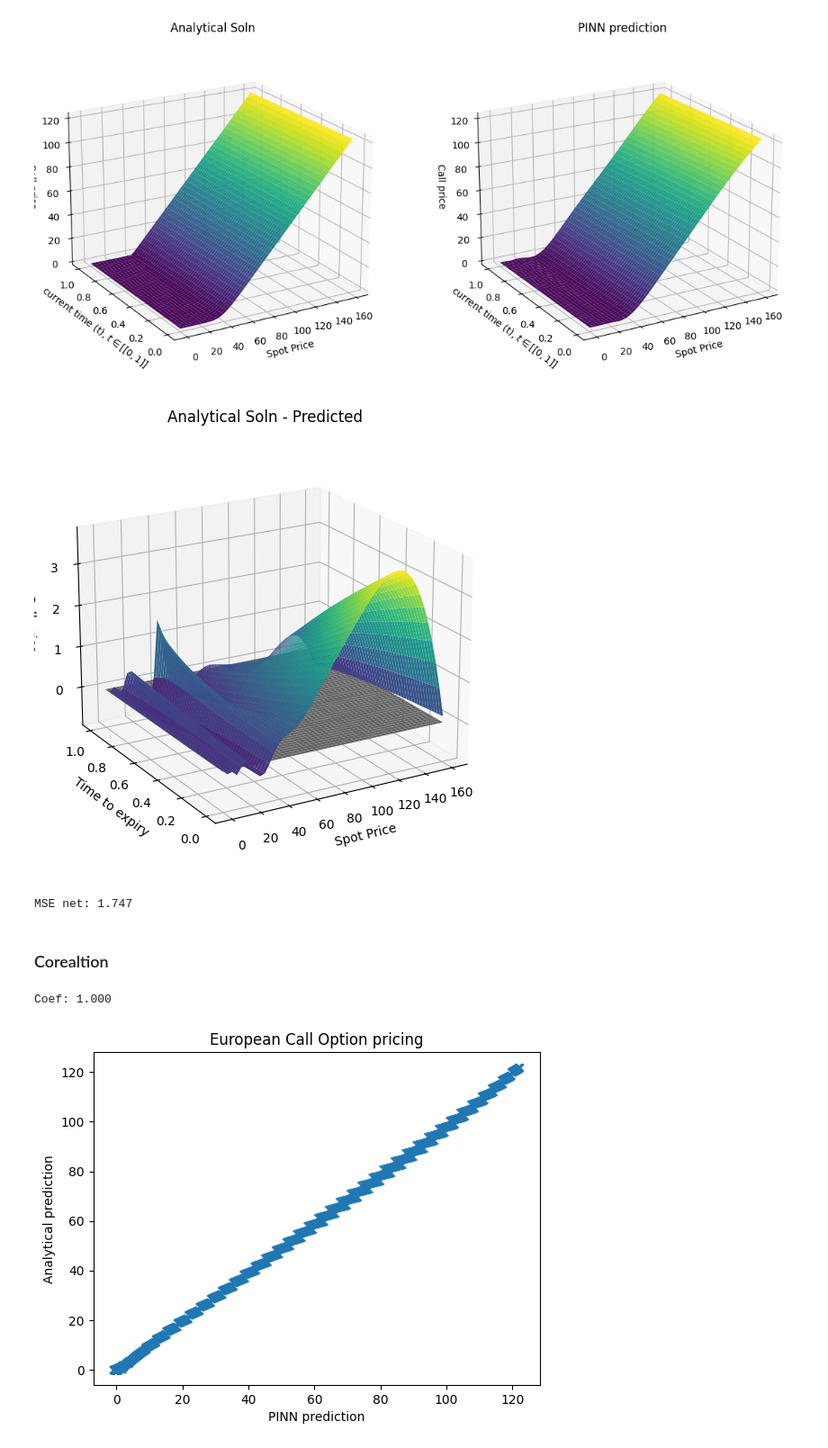
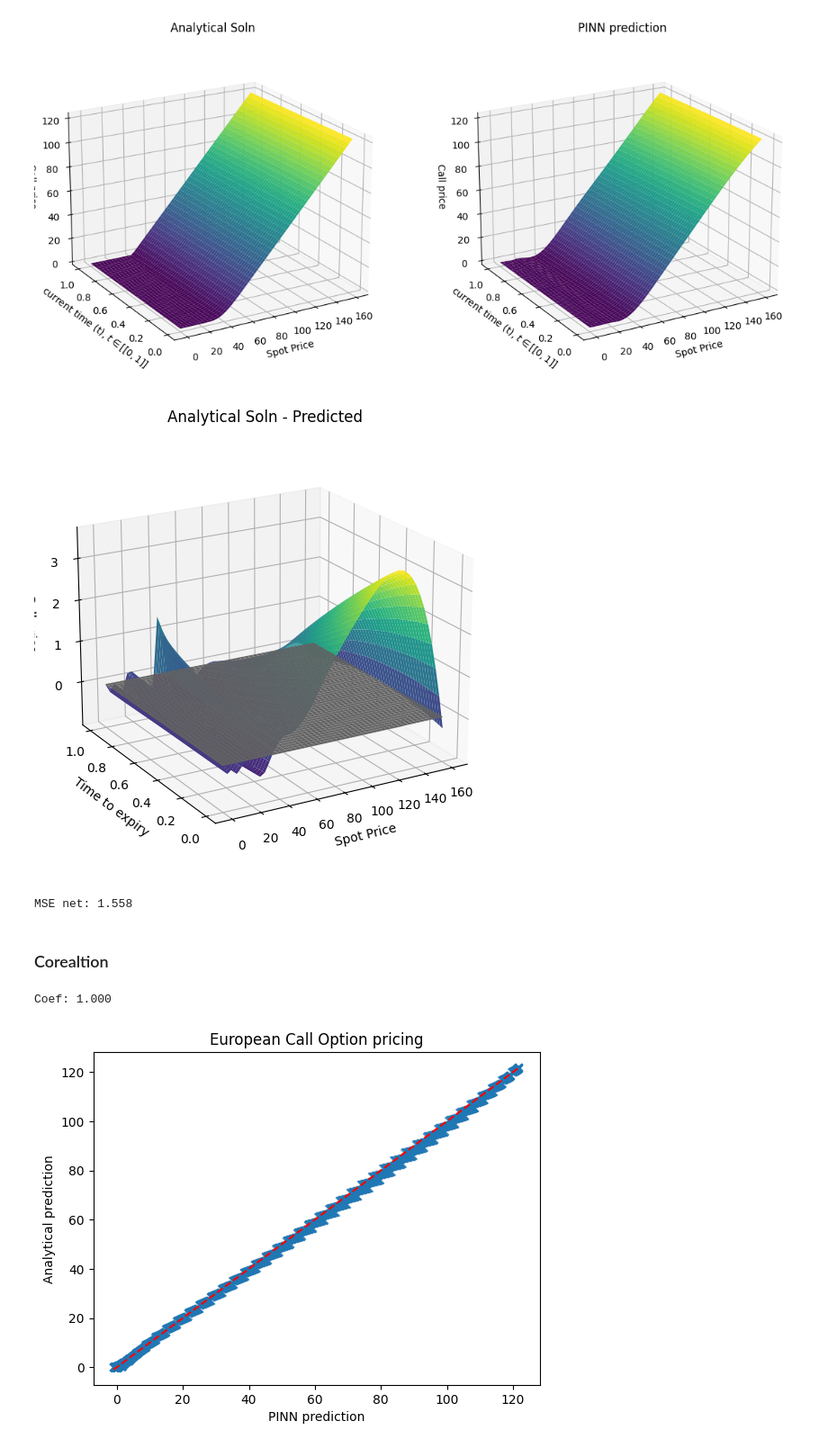
Before and after one commit to ashish1610dhiman/UQ_deep_learning, a Jupyter notebook: b-experiments-kaggle-ipynb.ipynb, the cells around one changed output. Shown at 90% size. Saved outputs shown, nothing was run; the diff lists cells and outputs as text; code cells hidden in the pictures.

Commit message:
Kaggle Notebook | b_experiments-kaggle.ipynb | gated2-big model

```diff
--- a/b-experiments-kaggle-ipynb.ipynb
+++ b/b-experiments-kaggle-ipynb.ipynb
@@ -18,12 +18,12 @@ from model_types import *
 N_EPOCH = 50000
 LEARNING_RATE = 1e-4
 HIDDEN_LAYER = 4
-HIDDEN_WIDTH = 64
+HIDDEN_WIDTH = 256
 N_sample = 10000
-EXPERIMENT_NAME = "exp_gated3_correct_2b-small"
+EXPERIMENT_NAME = "exp_gated2_correct-big"
 PHYSICS_PENALTY = 34
-MODEL_TYPE = EuropeanCall_gated3
-BVP1_PENALTY = 16
+MODEL_TYPE = EuropeanCall_gated2
+BVP1_PENALTY = 52
 ERR_SAMPLING = False
 
 experiment_dir = f"./{EXPERIMENT_NAME}"
@@ -255,16 +255,17 @@ ax.set_xlabel("Spot Price")
 ax.set_ylabel("Time to expiry")
 ax.set_zlabel("Call price")
 ax.view_init(elev=20, azim=-120)
+plt.savefig(experiment_dir+"/error_surface.jpg")
 plt.show()
 # %% [output]
-[figure, old version]
+[figure, new version]
 # %%
 err = (y_pinn_test-y_analytical_test.reshape(y_analytical_test.shape[0],-1)).cpu().numpy()
 loss_mse = np.square(err).sum()/(len(err))
 print(f"MSE net: {loss_mse:.3f}")
 logging.info(f"MSE net: {loss_mse:.3f}")
 # %% [output]
-MSE net: 1.747
+MSE net: 1.558
 # %% [markdown]
 ### Corealtion
 # %%
@@ -272,16 +273,21 @@ import matplotlib.pyplot as plt
 %matplotlib inline
 # %%
 plt.scatter(x= y_pinn_test.cpu().numpy(), y = y_analytical_test.cpu().numpy(), marker = "x", alpha = 0.5)
+plt.plot([min(y_pinn_test.cpu().numpy().min(), y_analytical_test.cpu().numpy().min()),\
+          max(y_pinn_test.cpu().numpy().max(), y_analytical_test.cpu().numpy().max())],
+         [min(y_pinn_test.cpu().numpy().min(), y_analytical_test.cpu().numpy().min()),\
+          max(y_pinn_test.cpu().numpy().max(), y_analytical_test.cpu().numpy().max())],
+         linestyle='--', color='red', label='Diagonal line')
 plt.xlabel("PINN prediction")
 plt.ylabel("Analytical prediction")
 plt.title("European Call Option pricing")
 plt.savefig(experiment_dir+"/true_vs_pred_coef.jpg")
 coef_res = np.corrcoef(y_pinn_test.cpu().numpy().reshape(y_pinn_test.shape[0],),y_analytical_test.cpu().numpy())
 logging.info(f"Coef: {coef_res[0,1]:.3f}")
 print(f"Coef: {coef_res[0,1]:.3f}")
 # %% [output]
 Coef: 1.000
-[figure, old version]
+[figure, new version]
 # %%
 plt.scatter(x= y_analytical_test.cpu().numpy(), y=err, marker = "x", alpha = 0.5)
 plt.axhline(0,linestyle="--",color="r")
```
Also changed, not shown: parts of 6 cells of this notebook.
